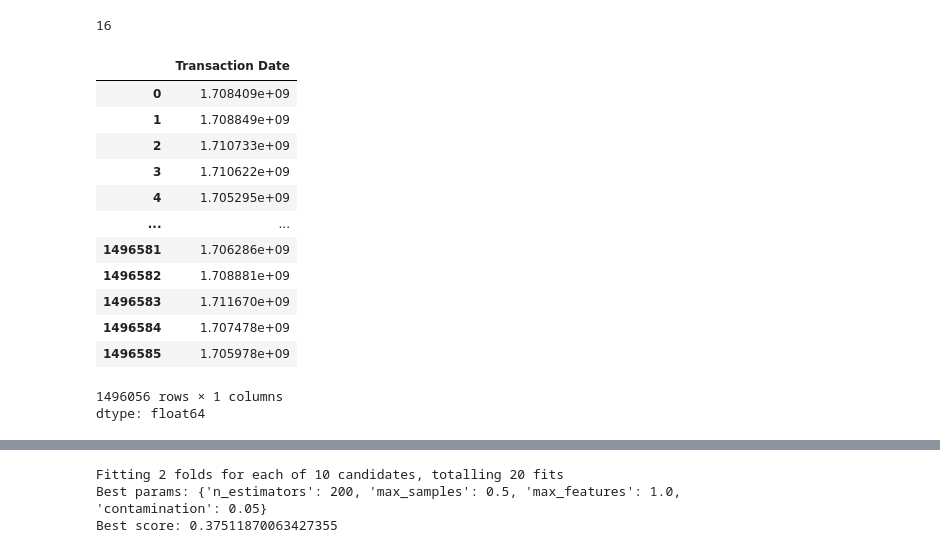
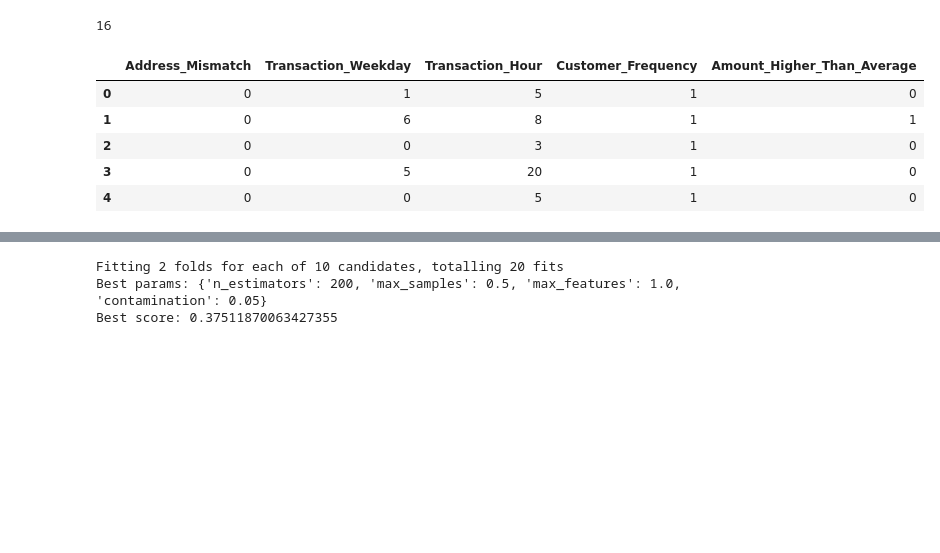
Before and after one commit to pentakll4002/IS403_Q13, a Jupyter notebook: isolation_forest.ipynb, the cells around one changed output, grey strips where cells are left out. Cells and saved outputs as stored; diff of their text form; code cells hidden in the pictures; blank space fills up the shorter version.

```diff
--- a/isolation_forest.ipynb
+++ b/isolation_forest.ipynb
@@ -136,29 +137,25 @@ print(len(df.columns))
 # xử lý data tuổi âm
 df = df[df['Customer Age']>0]
 # %%
-import datetime
-# Xử lý ngày tháng năm giao dịch
+df['Address_Mismatch'] = (df['Shipping Address'] != df['Billing Address']).astype(int)
 df['Transaction Date'] = pd.to_datetime(df['Transaction Date'])
-df['Transaction Date'] = df['Transaction Date'].apply(lambda x: x.timestamp())
-
-#df.drop(columns=["Transaction Date"], inplace=True)
+df['Transaction_Weekday'] = df['Transaction Date'].dt.dayofweek
+df['Transaction_Hour'] = df['Transaction Date'].dt.hour
 # %%
-df['Transaction Date']
+customer_freq = df['Customer ID'].value_counts().to_dict()
+df['Customer_Frequency'] = df['Customer ID'].map(customer_freq)
+
+avg_amount_per_cat = df.groupby('Product Category')['Transaction Amount'].transform('mean')
+df['Amount_Higher_Than_Average'] = (df['Transaction Amount'] > avg_amount_per_cat).astype(int)
+
+df[['Address_Mismatch', 'Transaction_Weekday', 'Transaction_Hour', 'Customer_Frequency', 'Amount_Higher_Than_Average']].head()
 # %% [output]
-|  | Transaction Date |
-| 0 | 1.708409e+09 |
-| 1 | 1.708849e+09 |
-| 2 | 1.710733e+09 |
-| 3 | 1.710622e+09 |
-| 4 | 1.705295e+09 |
-| ... | ... |
-| 1496581 | 1.706286e+09 |
-| 1496582 | 1.708881e+09 |
-| 1496583 | 1.711670e+09 |
-| 1496584 | 1.707478e+09 |
-| 1496585 | 1.705978e+09 |
+|  | Address_Mismatch | Transaction_Weekday | Transaction_Hour | Customer_Frequency | Amount_Higher_Than_Average |
+| 0 | 0 | 1 | 5 | 1 | 0 |
+| 1 | 0 | 6 | 8 | 1 | 1 |
+| 2 | 0 | 0 | 3 | 1 | 0 |
+| 3 | 0 | 5 | 20 | 1 | 0 |
+| 4 | 0 | 0 | 5 | 1 | 0 |
-1496056 rows × 1 columns
-dtype: float64
 # %%
 cols_to_drop = [
     "Transaction ID",
```
Also changed, not shown: parts of 18 cells of this notebook.
